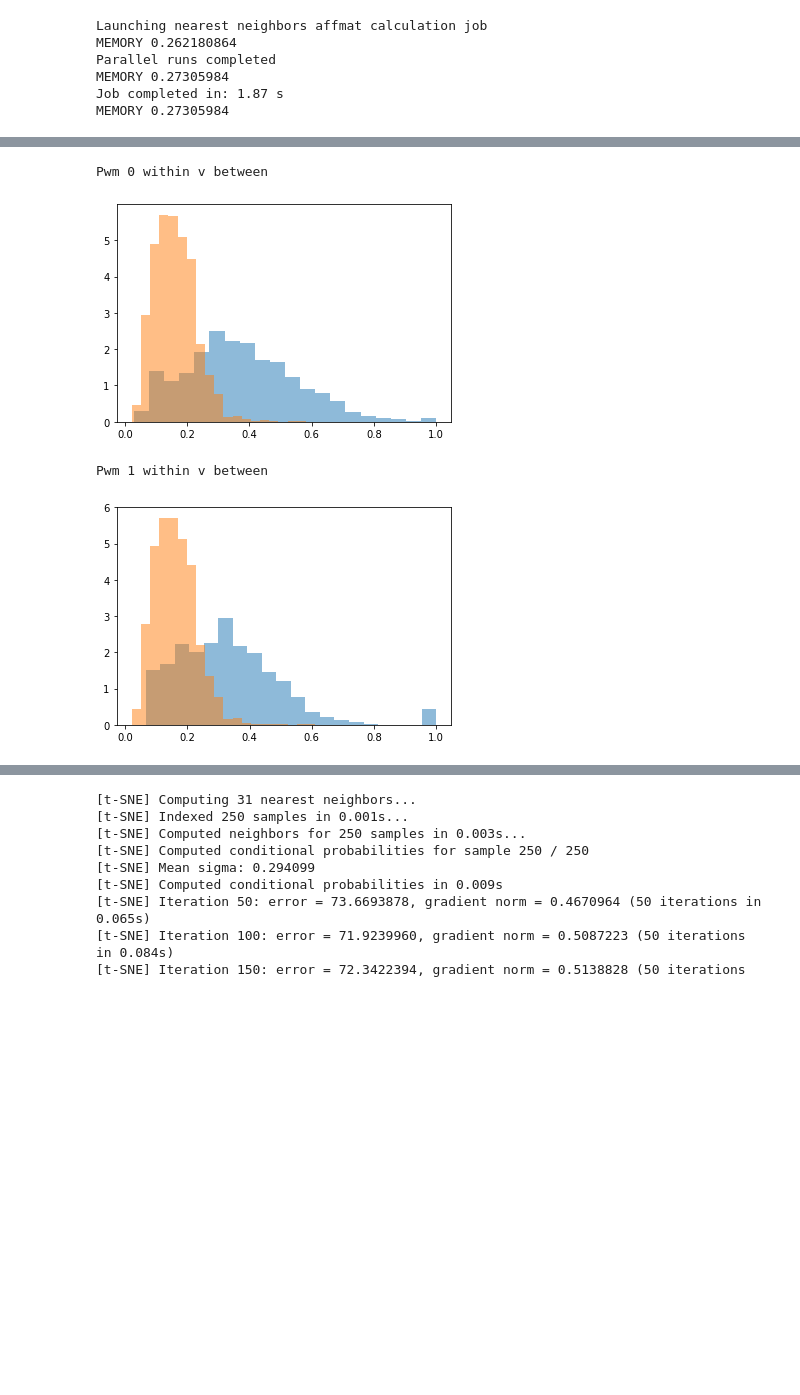
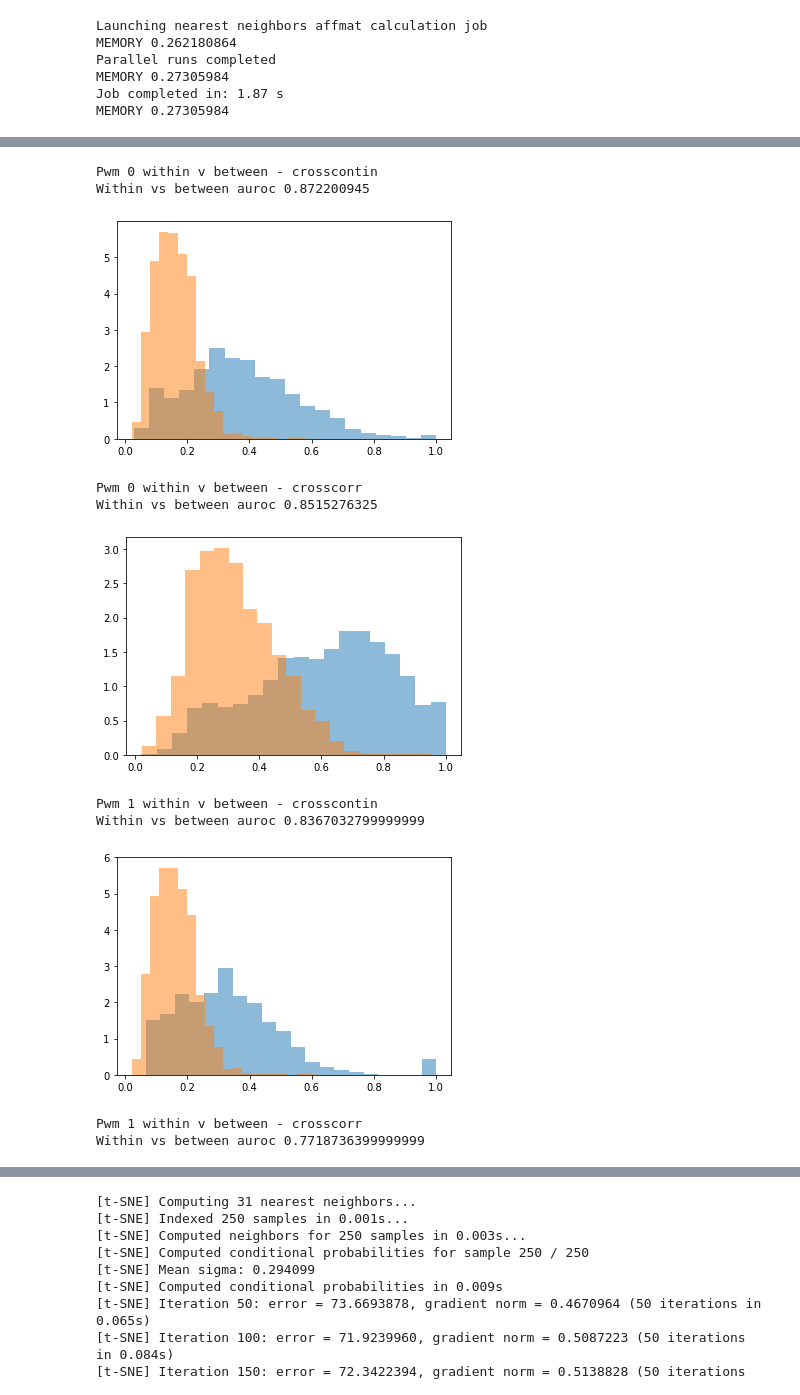
Before and after one commit to AvantiShri/colab_notebooks, a Jupyter notebook: misc_examples/SimulateImpScores.ipynb, the cells around one changed output, grey strips where cells are left out. Cells and saved outputs as stored; diff of their text form; code cells hidden in the pictures; blank space fills up the shorter version.

Commit message:
Demonstrating problem with cross corr compared to cross contin jacc

```diff
--- a/misc_examples/SimulateImpScores.ipynb
+++ b/misc_examples/SimulateImpScores.ipynb
@@ -472,3 +473,28 @@ Parallel runs completed
 MEMORY 0.27305984
 Job completed in: 1.87 s
 MEMORY 0.27305984
+# %%
+
+def compute_pairwise_sims_crosscorr(seqlets):
+#    print("Num seqlets:", len(seqlets))
+    #get the emebedding
+    pattern_comparison_settings =(
+        modisco.affinitymat.core.PatternComparisonSettings(
+                    track_names=["task0_hypothetical_contribs",
+                                 "task0_contrib_scores"],
+                    track_transformer=modisco.affinitymat.L1Normalizer(),
+                    min_overlap=0.7))
+    affmat_from_seqlets_with_nn_pairs =(
+        modisco.affinitymat.core.AffmatFromSeqletsWithNNpairs(
+            pattern_comparison_settings=pattern_comparison_settings,
+            sim_metric_on_nn_pairs=(
+                modisco.affinitymat.core.ParallelCpuCrossMetricOnNNpairs(
+                    n_cores=10,
+                    cross_metric_single_region=
+                        modisco.affinitymat.core.CrossCorrSingleRegion()))))
+    return affmat_from_seqlets_with_nn_pairs(seqlets=seqlets)
+
+all_pairwise_sims_crosscorr = compute_pairwise_sims_crosscorr(sub_seqlets)
+nearest_neighbors_crosscorr = np.argsort(-all_pairwise_sims_crosscorr, axis=-1)
+nn_pairwise_sims_crosscorr = np.array([
+    row[nn] for row,nn in zip(all_pairwise_sims_crosscorr, nearest_neighbors_crosscorr) ])
@@ -475,14 +515,32 @@ MEMORY 0.27305984
 # %%
 from matplotlib import pyplot as plt
+import sklearn.metrics
 
 #histogram within-cluster sims for different classes
 for i in range(len(pwms)):
-  print("Pwm",i,"within v between")
-  plt.hist((all_pairwise_sims[sub_seqlets_whichpwms==i,:][:,sub_seqlets_whichpwms==i]).ravel(), bins=20, alpha=0.5, density=True)
-  plt.hist((all_pairwise_sims[sub_seqlets_whichpwms==i,:][:,sub_seqlets_whichpwms!=i]).ravel(), bins=20, alpha=0.5, density=True)
+  print("Pwm",i,"within v between - crosscontin")
+  within_crosscontin = (all_pairwise_sims[sub_seqlets_whichpwms==i,:][:,sub_seqlets_whichpwms==i]).ravel()
+  between_crosscontin = (all_pairwise_sims[sub_seqlets_whichpwms==i,:][:,sub_seqlets_whichpwms!=i]).ravel()
+  print("Within vs between auroc", sklearn.metrics.roc_auc_score(y_true=[1 for x in within_crosscontin]+[0 for x in between_crosscontin], y_score=list(within_crosscontin)+list(between_crosscontin)) )
+  plt.hist(within_crosscontin, bins=20, alpha=0.5, density=True)
+  plt.hist(between_crosscontin, bins=20, alpha=0.5, density=True)
   plt.show()
+  print("Pwm",i,"within v between - crosscorr")
+  within_crosscorr = (all_pairwise_sims_crosscorr[sub_seqlets_whichpwms==i,:][:,sub_seqlets_whichpwms==i]).ravel()
+  between_crosscorr = (all_pairwise_sims_crosscorr[sub_seqlets_whichpwms==i,:][:,sub_seqlets_whichpwms!=i]).ravel()
+  print("Within vs between auroc", sklearn.metrics.roc_auc_score(y_true=[1 for x in within_crosscorr]+[0 for x in between_crosscorr], y_score=list(within_crosscorr)+list(between_crosscorr)) )
+  plt.hist(within_crosscorr, bins=20, alpha=0.5, density=True)
+  plt.hist(between_crosscorr, bins=20, alpha=0.5, density=True)
+  plt.show()
 # %% [output]
-Pwm 0 within v between
+Pwm 0 within v between - crosscontin
+Within vs between auroc 0.872200945
 [figure]
-Pwm 1 within v between
+Pwm 0 within v between - crosscorr
+Within vs between auroc 0.8515276325
-[figure, old version]
+[figure, new version]
+Pwm 1 within v between - crosscontin
+Within vs between auroc 0.8367032799999999
+[figure, added]
+Pwm 1 within v between - crosscorr
+Within vs between auroc 0.7718736399999999
```
Also changed, not shown: parts of 4 cells of this notebook.
